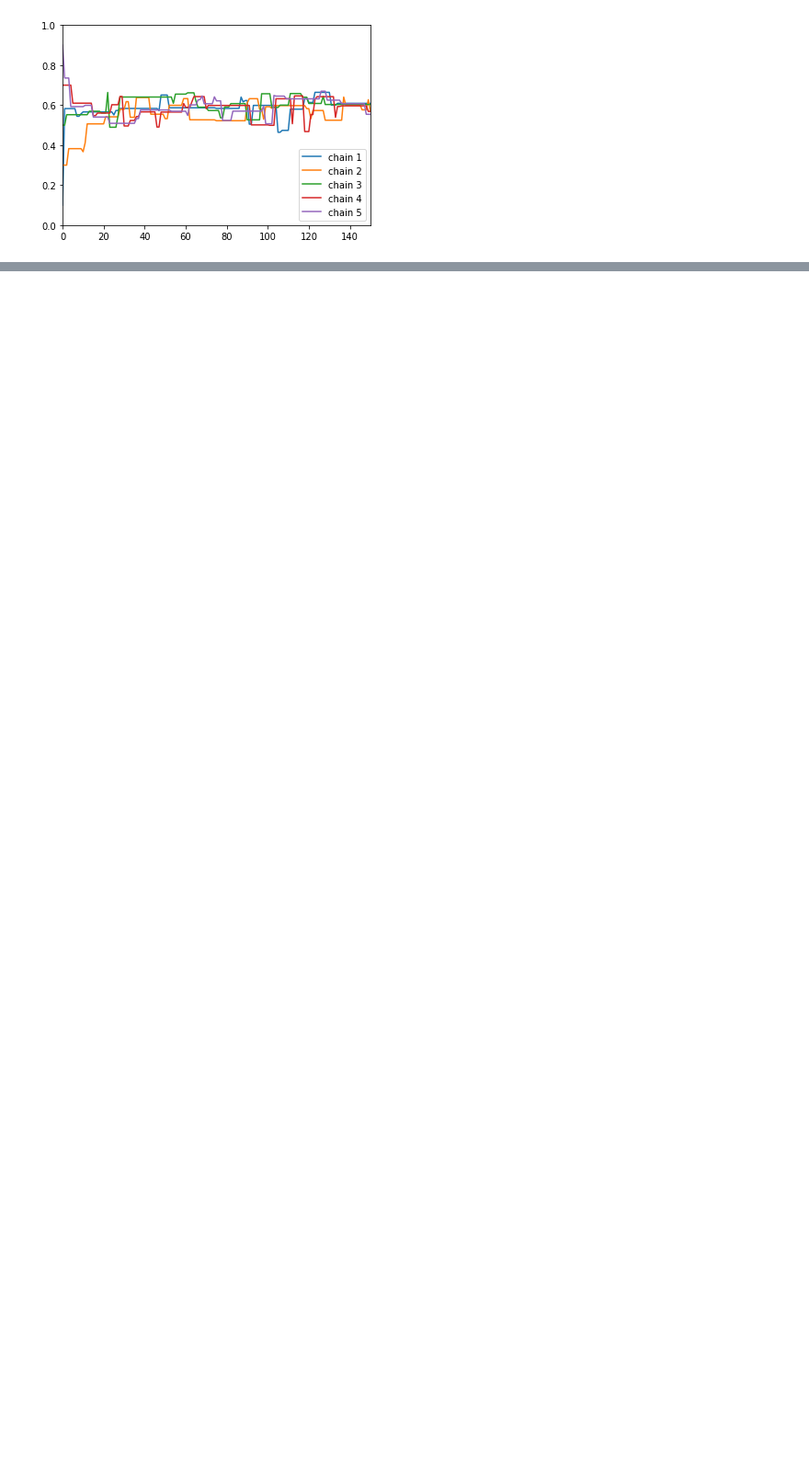
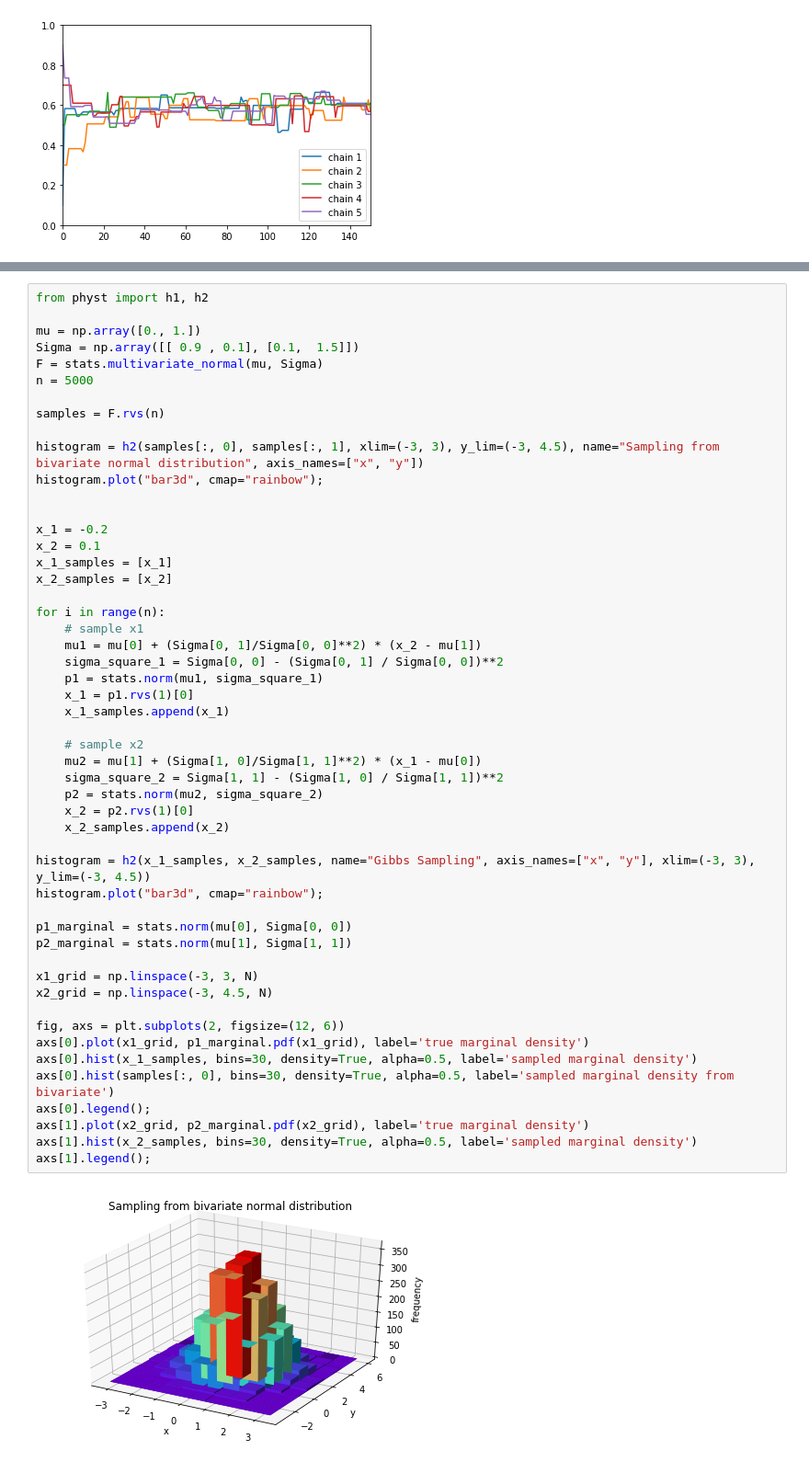
Before and after one commit to KaiserP/EmbracingUncertainty, a Jupyter notebook: random_number_generation_random_sampling.ipynb, the cells around one changed output, grey strips where cells are left out. Shown at 92% size. Cells and saved outputs as stored; diff of their text form; blank space fills up the shorter version.

Commit message:
add code for Gibbs sampling

```diff
--- a/random_number_generation_random_sampling.ipynb
+++ b/random_number_generation_random_sampling.ipynb
@@ -464,0 +531,53 @@ which allows sampling from all conditional distributions. Such a situation might
+# %%
+from physt import h1, h2
+
+mu = np.array([0., 1.])
+Sigma = np.array([[ 0.9 , 0.1], [0.1,  1.5]])
+F = stats.multivariate_normal(mu, Sigma)
+n = 5000
+
+samples = F.rvs(n)
+
+histogram = h2(samples[:, 0], samples[:, 1], xlim=(-3, 3), y_lim=(-3, 4.5), name="Sampling from bivariate normal distribution", axis_names=["x", "y"])
+histogram.plot("bar3d", cmap="rainbow");
+
+
+x_1 = -0.2
+x_2 = 0.1
+x_1_samples = [x_1]
+x_2_samples = [x_2]
+
+for i in range(n):
+    # sample x1
+    mu1 = mu[0] + (Sigma[0, 1]/Sigma[0, 0]**2) * (x_2 - mu[1])
+    sigma_square_1 = Sigma[0, 0] - (Sigma[0, 1] / Sigma[0, 0])**2
+    p1 = stats.norm(mu1, sigma_square_1)
+    x_1 = p1.rvs(1)[0]
+    x_1_samples.append(x_1)
+
+    # sample x2
+    mu2 = mu[1] + (Sigma[1, 0]/Sigma[1, 1]**2) * (x_1 - mu[0])
+    sigma_square_2 = Sigma[1, 1] - (Sigma[1, 0] / Sigma[1, 1])**2
+    p2 = stats.norm(mu2, sigma_square_2)
+    x_2 = p2.rvs(1)[0]
+    x_2_samples.append(x_2)
+
+histogram = h2(x_1_samples, x_2_samples, name="Gibbs Sampling", axis_names=["x", "y"], xlim=(-3, 3), y_lim=(-3, 4.5))
+histogram.plot("bar3d", cmap="rainbow");
+
+p1_marginal = stats.norm(mu[0], Sigma[0, 0])
+p2_marginal = stats.norm(mu[1], Sigma[1, 1])
+
+x1_grid = np.linspace(-3, 3, N)
+x2_grid = np.linspace(-3, 4.5, N)
+
+fig, axs = plt.subplots(2, figsize=(12, 6))
+axs[0].plot(x1_grid, p1_marginal.pdf(x1_grid), label='true marginal density')
+axs[0].hist(x_1_samples, bins=30, density=True, alpha=0.5, label='sampled marginal density')
+axs[0].hist(samples[:, 0], bins=30, density=True, alpha=0.5, label='sampled marginal density from bivariate')
+axs[0].legend();
+axs[1].plot(x2_grid, p2_marginal.pdf(x2_grid), label='true marginal density')
+axs[1].hist(x_2_samples, bins=30, density=True, alpha=0.5, label='sampled marginal density')
+axs[1].legend();
+# %% [output]
+[figure, added]
```
Also changed, not shown: parts of 5 cells of this notebook.
